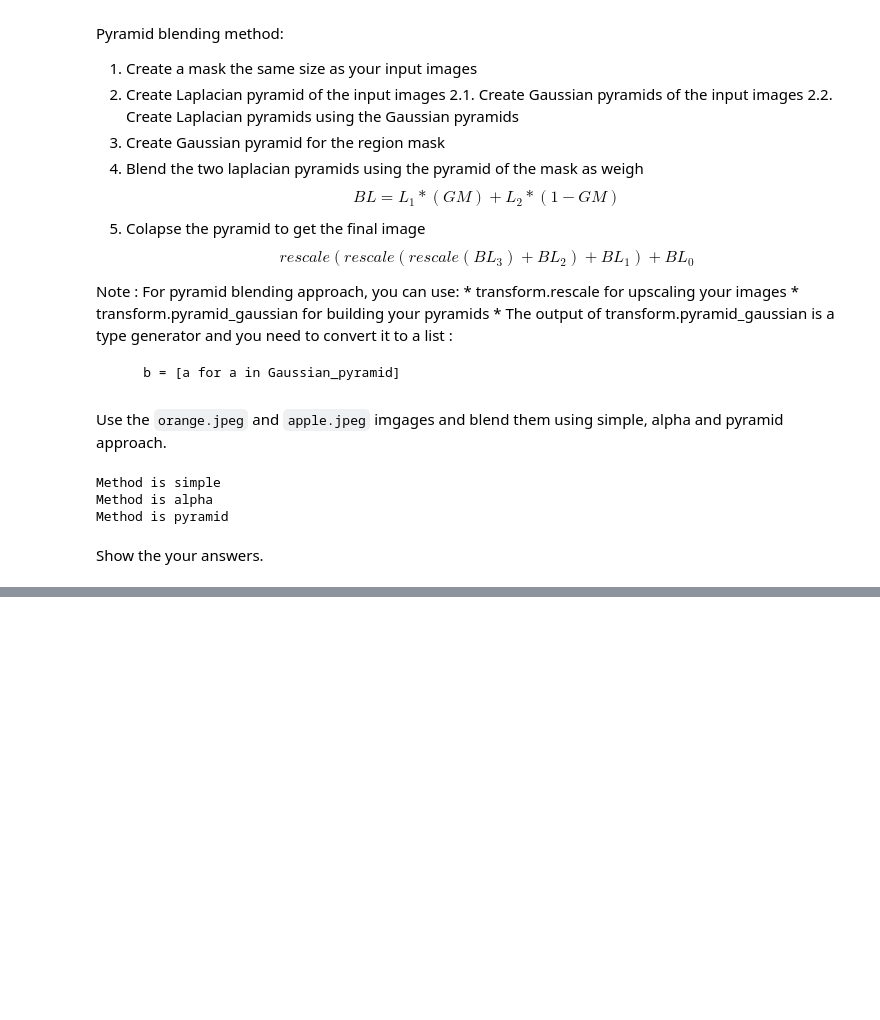
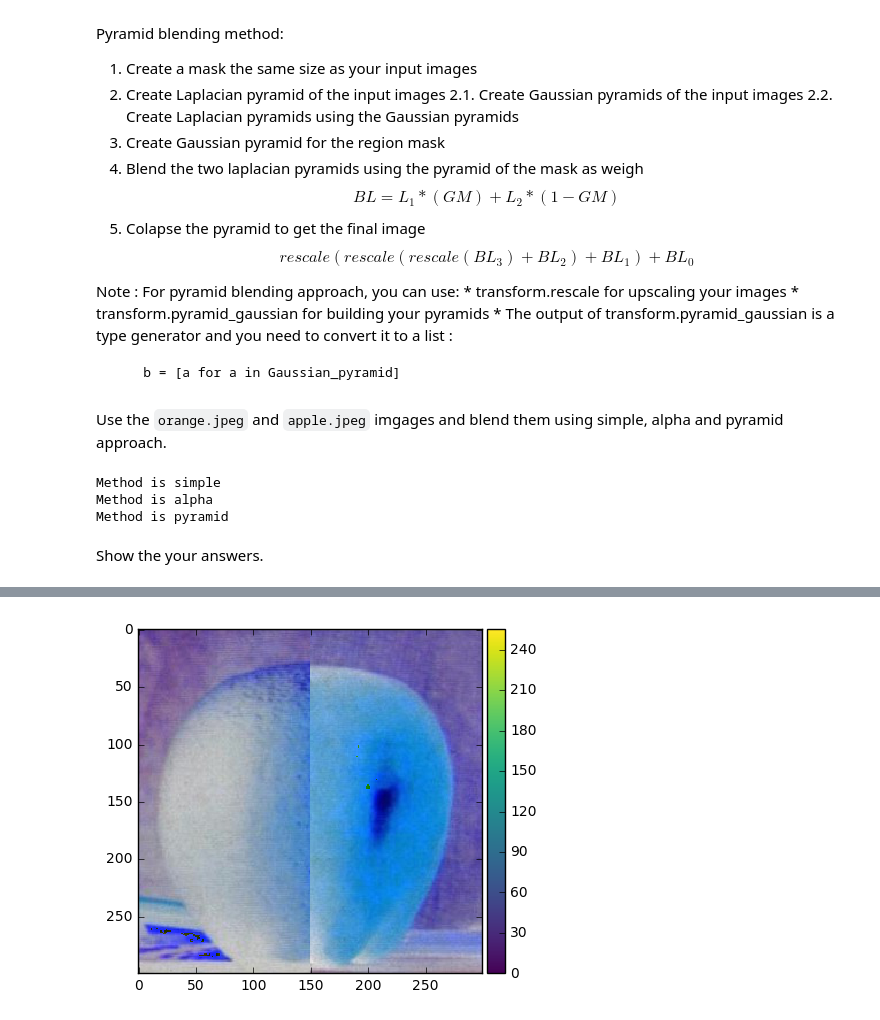
Before and after one commit to robertopao/B31XB-IIP-TP-1617, a Jupyter notebook: 3-interpolation-blending/3-interpolation-blending.ipynb, the cells around one changed output, grey strips where cells are left out. Cells and saved outputs as stored; diff of their text form; code cells hidden in the pictures; blank space fills up the shorter version.

```diff
--- a/3-interpolation-blending/3-interpolation-blending.ipynb
+++ b/3-interpolation-blending/3-interpolation-blending.ipynb
@@ -198 +213,21 @@ io.imshow(im_blended_pyramid)
 [figure]
+# %%
+def blend(im1,im2):
+    im_out = np.zeros(im1.shape)
+    im_out[:, 0: int(im_out.shape[1]/2)] =im1[:, 0:int(im1.shape[1]/2)]
+    im_out[:, int(im_out.shape[1]/2):] =  im2[:, int(im1.shape[1]/2):]
+    return im_out
+# %%
+img_orange = io.imread("./images/orange.jpeg")
+img_apple =  io.imread("./images/apple.jpeg")
+
+
+
+
+im_blended_simple = blend(img_orange, img_apple)
+# %%
+io.imshow(im_blended_simple)
+
+io.show()
+# %% [output]
+[figure, added]
```
Also changed, not shown: parts of 3 cells of this notebook.
